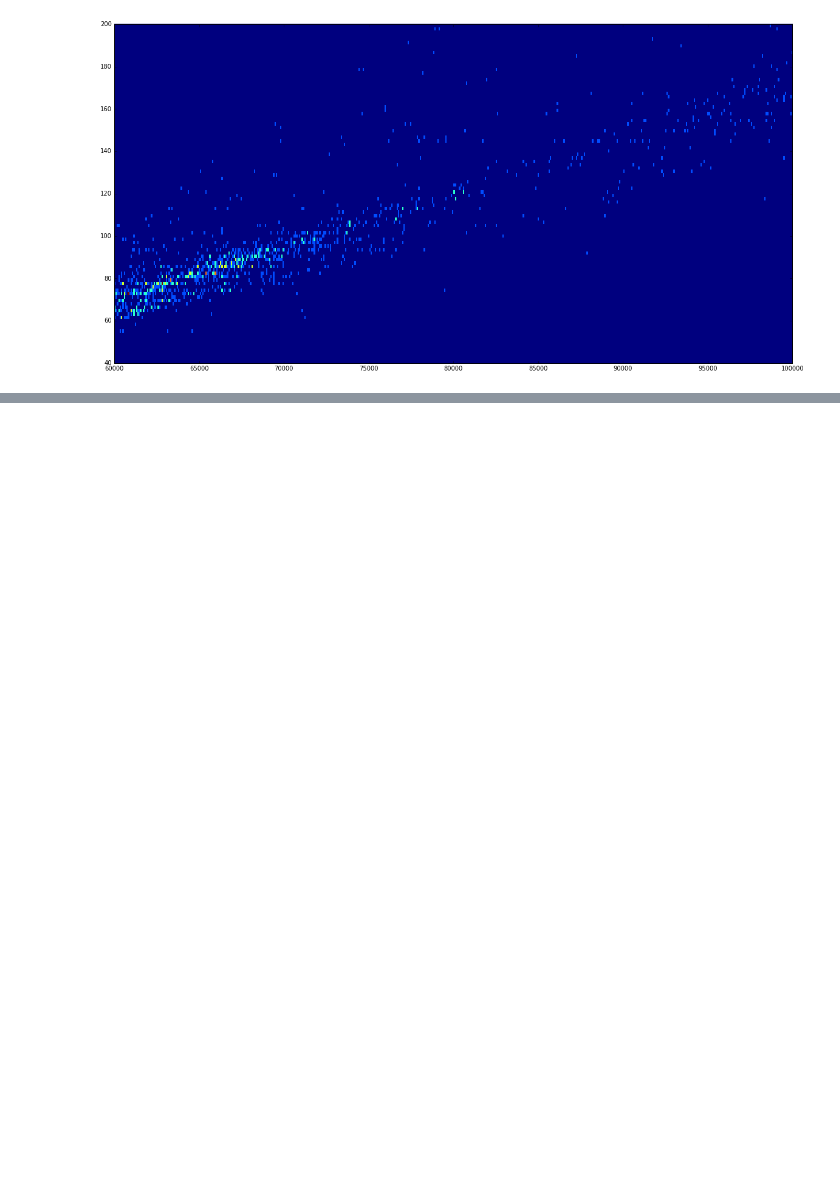
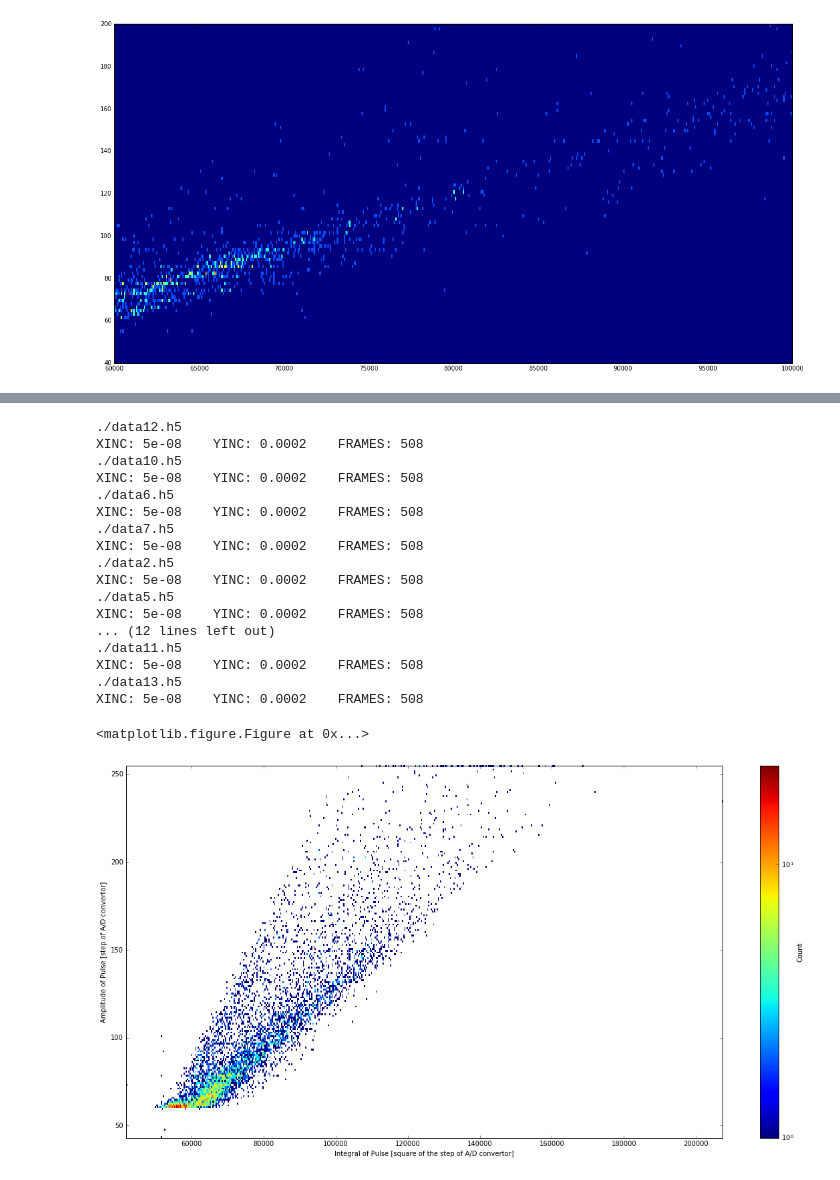
Before and after one commit to ODZ-UJF-AV-CR/osciloskop, a Jupyter notebook: osciloskop-hystogram.ipynb, the cells around one changed output, grey strips where cells are left out. Drawn from its saved outputs; the diff is of its cells as text; code cells hidden in the pictures; blank space fills up the shorter version.

```diff
--- a/osciloskop-hystogram.ipynb
+++ b/osciloskop-hystogram.ipynb
@@ -467,0 +468,77 @@ cb.set_label('Count')
+# %%
+%matplotlib inline
+
+import matplotlib.pyplot as plt
+import sys
+import os
+import time
+import h5py
+import numpy as np
+import glob
+import matplotlib
+
+plt.figure(figsize=(20,10))
+
+x = []
+y = []
+z = []
+
+
+def ProcessData():
+        #print('List of arrays in this file: \n', hf.keys())
+        print 'XINC:', np.array(hf.get('XINC')), '   YINC:', np.array(hf.get('YINC')), '   FRAMES:', np.array(hf.get('FRAMES'))
+        frames = np.array(hf.get('FRAMES'))
+        for n in range(1,frames+1):
+            data = hf.get(str(n))
+            np_data = np.array(data)
+            #plt.plot(np_data)
+            #print np_data
+            maximum = 0
+            minimum = 255
+            suma = 0
+            for i in range(1400):
+                if np_data[i] > maximum:
+                    maximum = np_data[i]
+                if np_data[i] < minimum:
+                    minimum = np_data[i]
+                suma = suma + np_data[i]
+            x.append(maximum)
+            #y.append(suma/maximum)
+            y.append(suma)
+            z.append((maximum))
+            #if n<10:
+            #    print n,',', minimum,',', maximum,',', suma
+
+
+for f in glob.iglob("./*.h5"): # generator, search immediate subdirectories
+    print f
+    with h5py.File(f,'r') as hf:
+        ProcessData()
+
+plt.figure(figsize=(20,10))
+
+ble = plt.hist2d(y, x, bins=(500,200), norm=matplotlib.colors.LogNorm(), cmap=plt.cm.jet)
+plt.xlabel('Integral of Pulse [square of the step of A/D convertor]')
+plt.ylabel('Amplitude of Pulse [step of A/D convertor]')
+cb = plt.colorbar()
+cb.set_label('Count')
+# %% [output]
+./data12.h5
+XINC: 5e-08    YINC: 0.0002    FRAMES: 508
+./data10.h5
+XINC: 5e-08    YINC: 0.0002    FRAMES: 508
+./data6.h5
+XINC: 5e-08    YINC: 0.0002    FRAMES: 508
+./data7.h5
+XINC: 5e-08    YINC: 0.0002    FRAMES: 508
+./data2.h5
+XINC: 5e-08    YINC: 0.0002    FRAMES: 508
+./data5.h5
+XINC: 5e-08    YINC: 0.0002    FRAMES: 508
+... (12 lines left out)
+./data11.h5
+XINC: 5e-08    YINC: 0.0002    FRAMES: 508
+./data13.h5
+XINC: 5e-08    YINC: 0.0002    FRAMES: 508
+<matplotlib.figure.Figure at 0x...>
+[figure, added]
```
Also changed, not shown: parts of 1 cell of this notebook, 1 other file.
